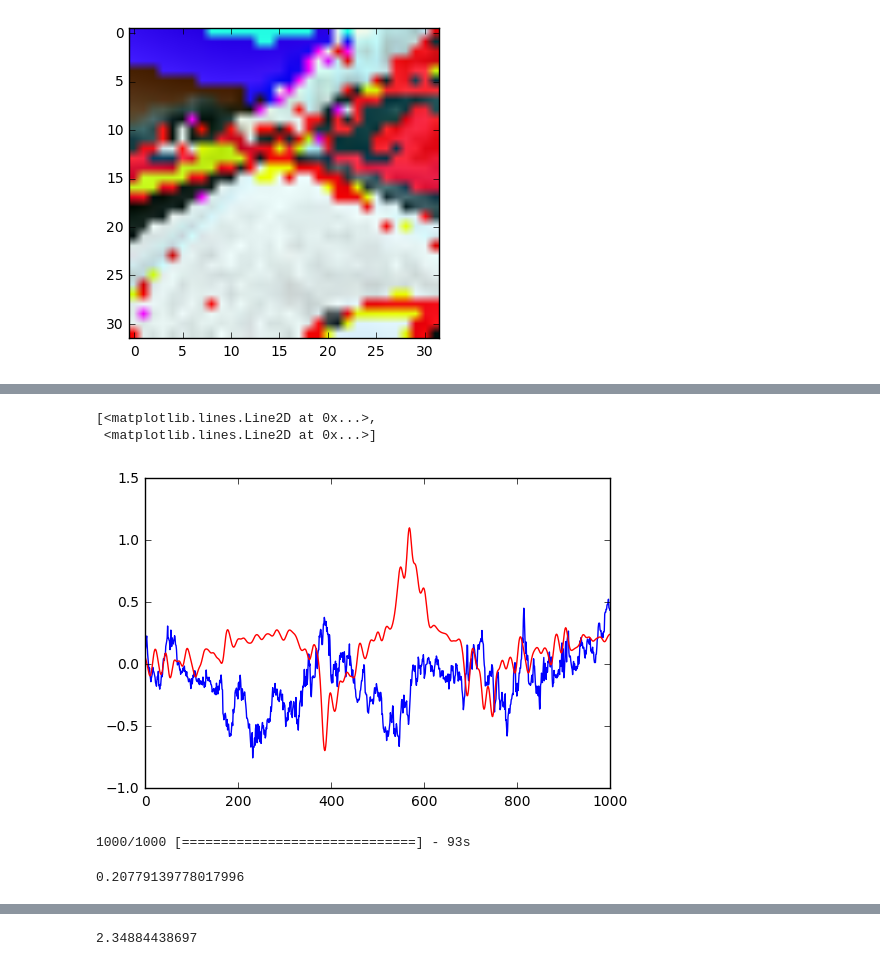
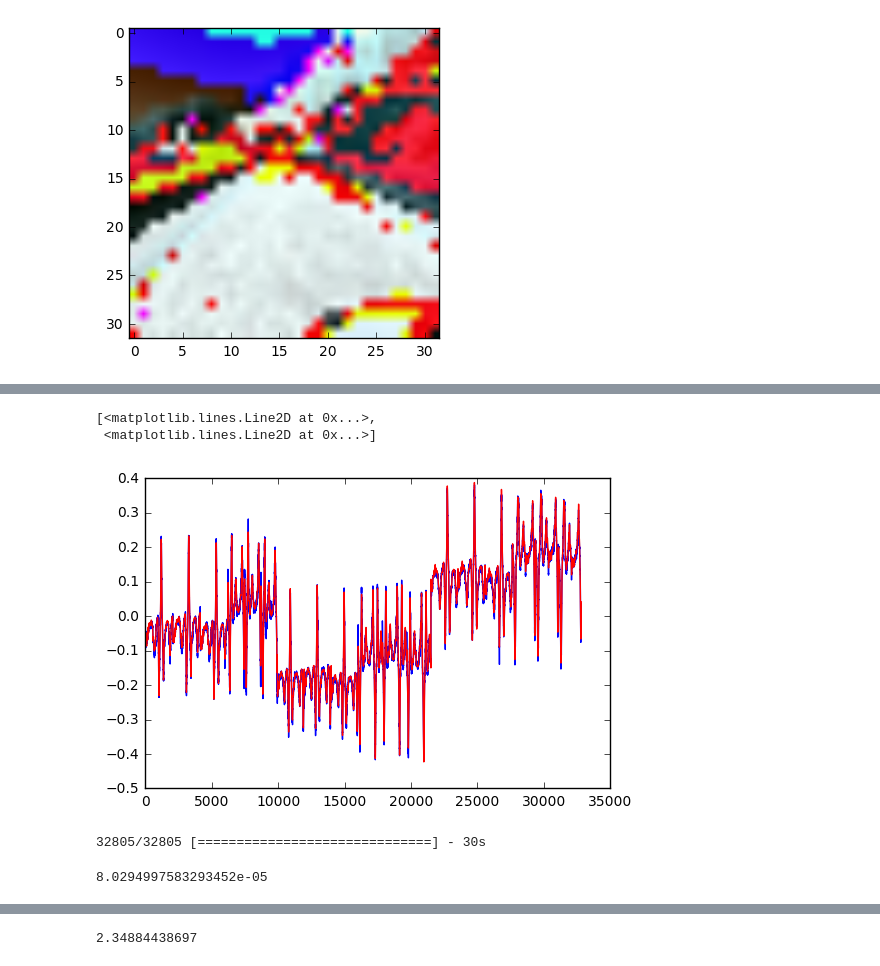
Before and after one commit to apereiral/Behavioral-Cloning-Project, a Jupyter notebook: behavioral-cloning-notebook.ipynb, the cells around one changed output, grey strips where cells are left out. Saved outputs shown, nothing was run; the diff lists cells and outputs as text; code cells hidden in the pictures.

Commit message:
changed preprocess pipeline from RGB to GRAYSCALE

```diff
--- a/behavioral-cloning-notebook.ipynb
+++ b/behavioral-cloning-notebook.ipynb
@@ -62,15 +63,16 @@ def add_bias(dataset, bias=0.):
     #dataset = np.convolve(dataset, gaussian_window, 'same')/5.
     dataset = np.convolve(dataset, gaussian_window, 'same')
     steering_data = dataset + bias
-    steering_data = np.append(steering_data, dataset + 0.05 + bias, axis=0)
-    steering_data = np.append(steering_data, dataset - 0.05 + bias, axis=0)
+    steering_data = np.append(steering_data, dataset + bias, axis=0)
+    steering_data = np.append(steering_data, dataset + bias, axis=0)
     return steering_data
 
 def read_images(dataset):
-    img_data = np.empty((dataset.shape[0], 32, 32, 3))
+    img_data = np.empty((dataset.shape[0], 64, 64, 1))
     for i in range(dataset.shape[0]):
-        img = cv2.imread('IMG/' + basename(dataset[i]))
-        img_data[i, :, :, :] = cv2.resize(img, (32, 32), interpolation=cv2.INTER_AREA)
+        img = cv2.imread('IMG/' + basename(dataset[i]), cv2.IMREAD_GRAYSCALE)
+        img = cv2.resize(img, (64, 64), interpolation=cv2.INTER_AREA)
+        img_data[i, :, :, :] = img.reshape((64, 64, 1))
     return img_data
 
 def load_from_log(driving_log_df, bias=0.):
@@ -86,6 +88,7 @@ def concat_data(dataset_list):
         final_dataset = np.append(final_dataset, dataset_list[i], axis=0)
     return final_dataset
 # %%
+#pickle_file = 'train_data.pickle'
 pickle_file = 'train_data_norm_gauss.pickle'
 
 if isfile(pickle_file):
@@ -99,17 +102,18 @@ else:
     #gaussian_window = gaussian(50, std=5.)
     sigma = 3.
     mu = 0.
-    x = np.arange(-3*sigma, 3.1*sigma, sigma/8) # Size of window: 48
+    x = np.arange(-3*sigma, 3.1*sigma, sigma/16) # Size of window: 12
     gaussian_window = (np.exp((-1.*x**2)/(2*sigma**2)))*(1./(np.sqrt(2*np.pi*sigma**2)))
+    gaussian_window = gaussian_window/np.sum(gaussian_window)
 
     c_img, c_steering = load_from_log(center)
     c_rev_img, c_rev_steering = load_from_log(center_rev)
 
-    tL_img, tL_steering = load_from_log(to_left, bias=-0.2)
-    tL_rev_img, tL_rev_steering = load_from_log(to_left_rev, bias=-0.2)
+    tL_img, tL_steering = load_from_log(to_left, bias=-0.15)
+    tL_rev_img, tL_rev_steering = load_from_log(to_left_rev, bias=-0.15)
 
-    tR_img, tR_steering = load_from_log(to_right, bias=0.2)
-    tR_rev_img, tR_rev_steering = load_from_log(to_right_rev, bias=0.2)
+    tR_img, tR_steering = load_from_log(to_right, bias=0.15)
+    tR_rev_img, tR_rev_steering = load_from_log(to_right_rev, bias=0.15)
 
     img_train = concat_data([c_img, c_rev_img,
                              tL_img, tL_rev_img,
@@ -158,7 +164,7 @@ import tensorflow as tf
 tf.python.control_flow_ops = tf
 
 model = Sequential()
-model.add(Convolution2D(8, 1, 1, border_mode='valid', input_shape=(32, 32, 3)))
+model.add(Convolution2D(8, 1, 1, border_mode='valid', input_shape=(32, 32, 1)))
 model.add(Activation('relu'))
 model.add(Convolution2D(16, 3, 3, border_mode='valid'))
 model.add(Activation('relu'))
@@ -203,10 +229,10 @@ import json
 import tensorflow as tf
 tf.python.control_flow_ops = tf
 
-with open('teste.json', 'r') as jfile:
+with open('teste_norm.json', 'r') as jfile:
         model = model_from_json(json.loads(jfile.read()))
 
 model.compile("adam", "mse")
-weights_file = 'teste.h5'
+weights_file = 'teste_norm.h5'
 model.load_weights(weights_file)
 # %% [output]
@@ -233,14 +293,14 @@ plt.plot(steering_train)
 # %%
-plt.plot(model.predict(img_train[2700:3700, :, :, :]), 'b', steering_train[2700:3700], 'r')
+plt.plot(model.predict(img_train[:, :, :, :]), 'b', steering_train[:], 'r')
 # %% [output]
 [<matplotlib.lines.Line2D at 0x...>,
  <matplotlib.lines.Line2D at 0x...>]
-[figure, old version]
+[figure, new version]
 # %%
-model.evaluate(img_train[2700:3700, :, :, :], steering_train[2700:3700])
+model.evaluate(img_train, steering_train)
 # %% [output]
-1000/1000 [==============================] - 93s
+32805/32805 [==============================] - 30s
-0.20779139778017996
+8.0294997583293452e-05
 # %%
 sigma = 3.
 mu = 0.
```
Also changed, not shown: parts of 21 cells of this notebook, 4 other files.
